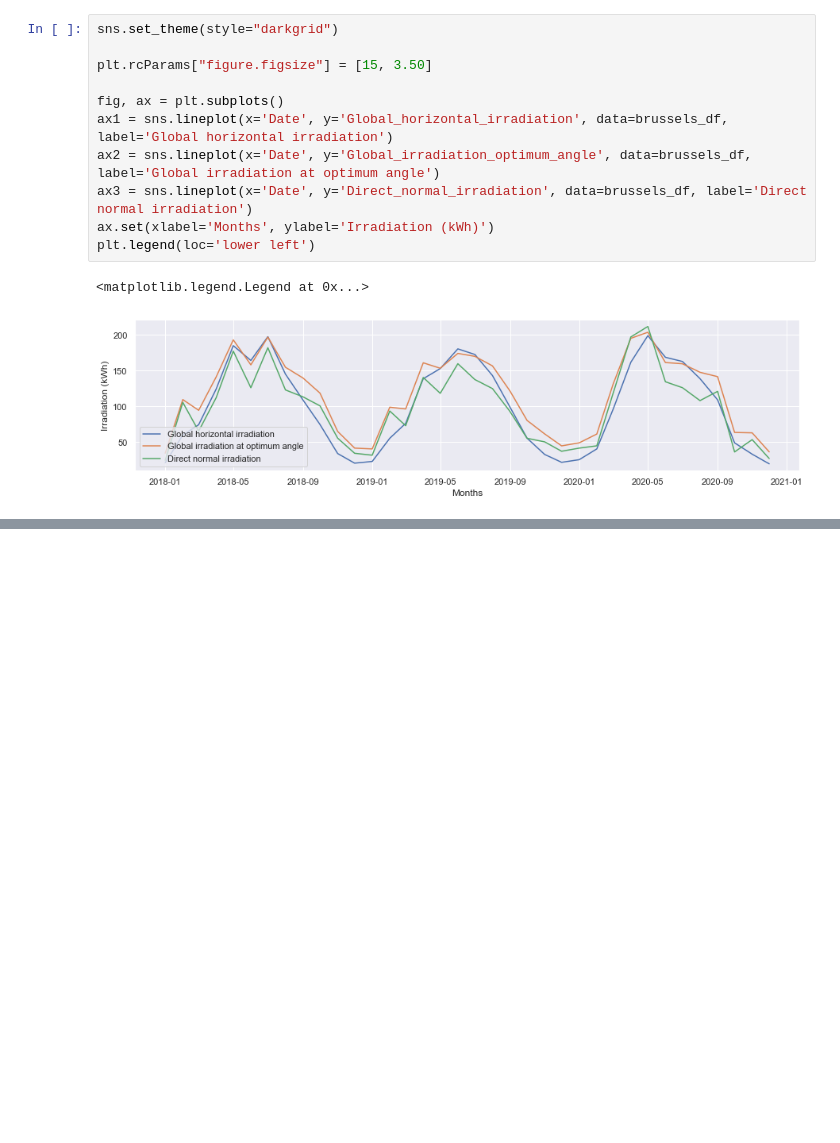
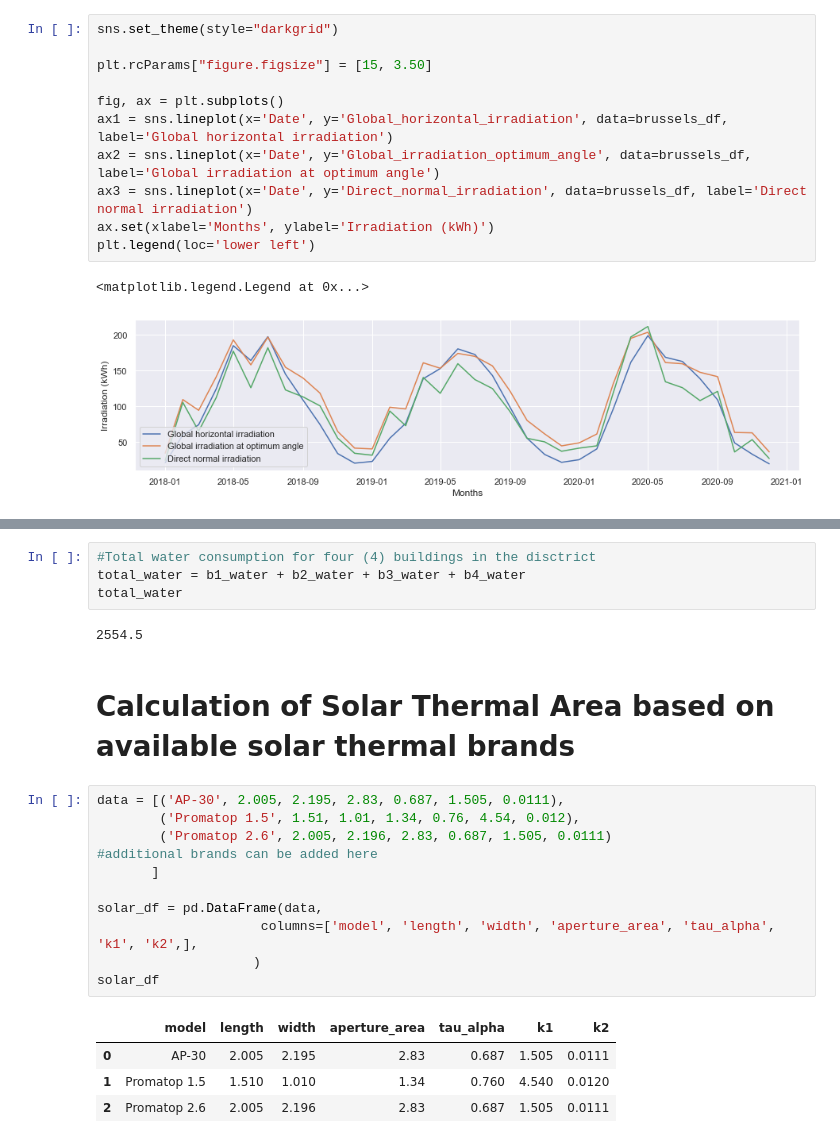
Before and after one commit to PalaDean/PortfolioProjects, a Jupyter notebook: Solar thermal for residential buildings.ipynb, the cells around one changed output, grey strips where cells are left out. Cells and saved outputs as stored; diff of their text form; blank space fills up the shorter version.

```diff
--- a/Solar thermal for residential buildings.ipynb
+++ b/Solar thermal for residential buildings.ipynb
@@ -186,0 +361,24 @@ plt.legend(loc='lower left')
+# %%
+#Total water consumption for four (4) buildings in the disctrict
+total_water = b1_water + b2_water + b3_water + b4_water
+total_water
+# %% [output]
+2554.5
+# %% [markdown]
+# Calculation of Solar Thermal Area based on available solar thermal brands
+# %%
+data = [('AP-30', 2.005, 2.195, 2.83, 0.687, 1.505, 0.0111),
+        ('Promatop 1.5', 1.51, 1.01, 1.34, 0.76, 4.54, 0.012),
+        ('Promatop 2.6', 2.005, 2.196, 2.83, 0.687, 1.505, 0.0111)
+#additional brands can be added here
+       ]
+
+solar_df = pd.DataFrame(data,
+                     columns=['model', 'length', 'width', 'aperture_area', 'tau_alpha', 'k1', 'k2',],
+                    )
+solar_df
+# %% [output]
+|  | model | length | width | aperture_area | tau_alpha | k1 | k2 |
+| 0 | AP-30 | 2.005 | 2.195 | 2.83 | 0.687 | 1.505 | 0.0111 |
+| 1 | Promatop 1.5 | 1.510 | 1.010 | 1.34 | 0.760 | 4.540 | 0.0120 |
+| 2 | Promatop 2.6 | 2.005 | 2.196 | 2.83 | 0.687 | 1.505 | 0.0111 |
```
Also changed, not shown: parts of 22 cells of this notebook.
